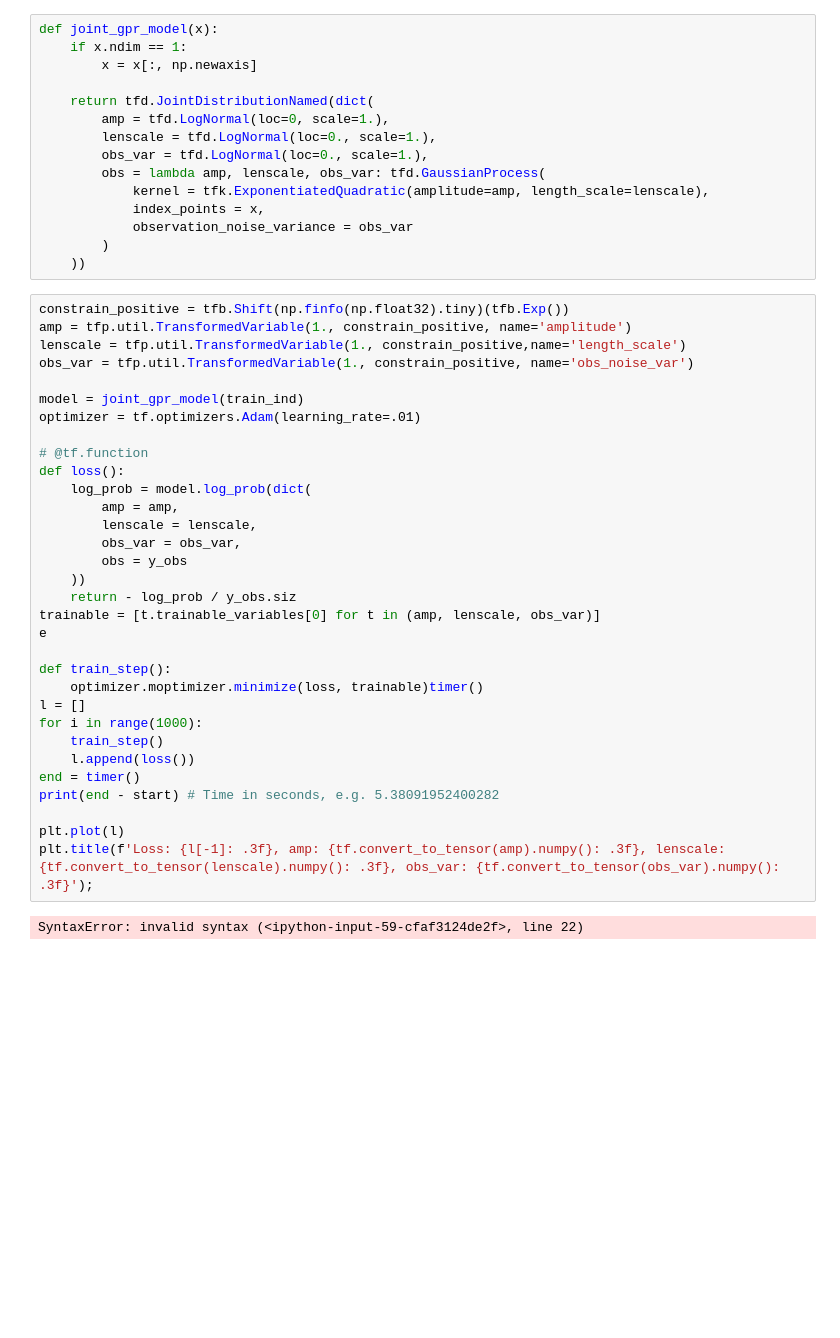
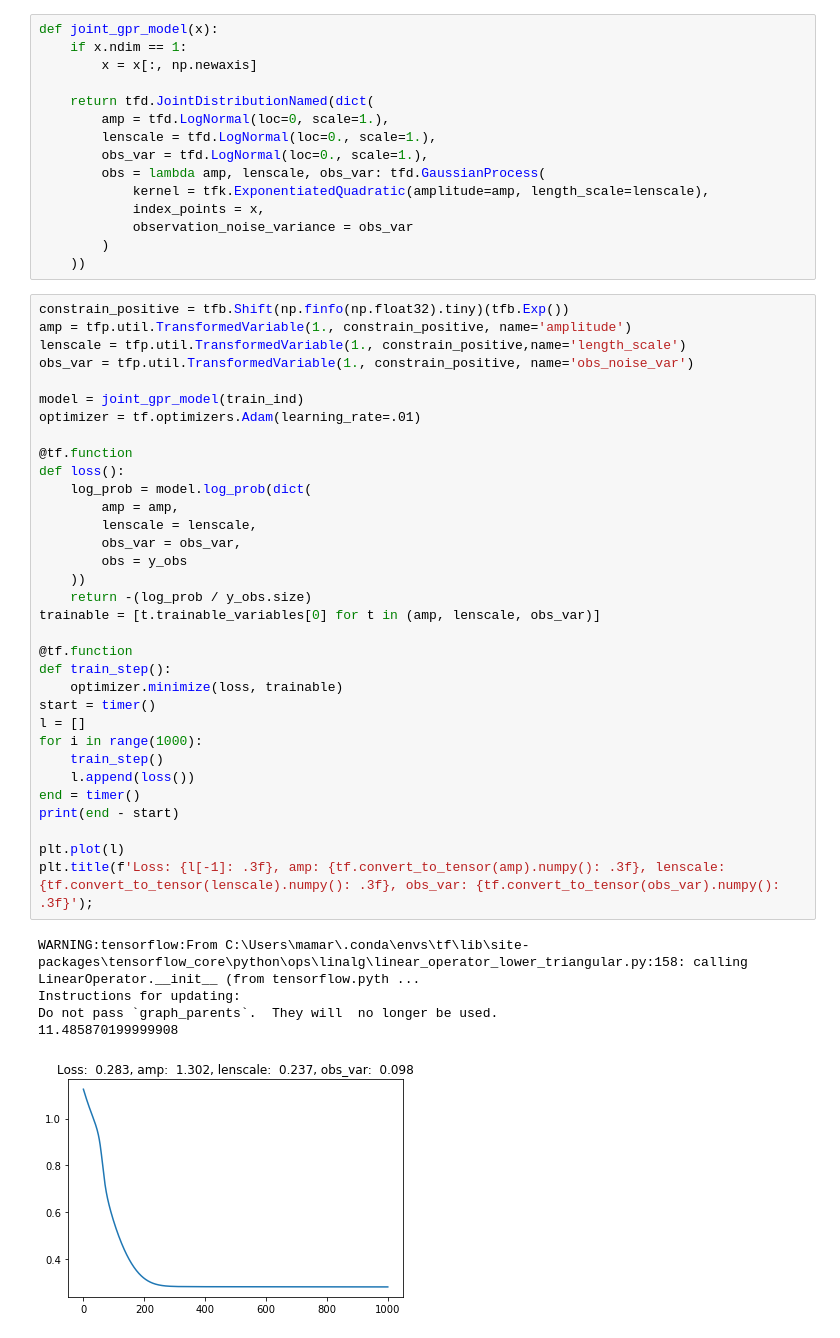
Before and after one commit to mamaj/GP-Regression, a Jupyter notebook: gp_regression2.ipynb, the cells around one changed output. Cells and saved outputs as stored; diff of their text form; blank space fills up the shorter version.

```diff
--- a/gp_regression2.ipynb
+++ b/gp_regression2.ipynb
@@ -47,34 +51,39 @@ def joint_gpr_model(x):
 # %%
 constrain_positive = tfb.Shift(np.finfo(np.float32).tiny)(tfb.Exp())
 amp = tfp.util.TransformedVariable(1., constrain_positive, name='amplitude')
 lenscale = tfp.util.TransformedVariable(1., constrain_positive,name='length_scale')
 obs_var = tfp.util.TransformedVariable(1., constrain_positive, name='obs_noise_var')
 
 model = joint_gpr_model(train_ind)
 optimizer = tf.optimizers.Adam(learning_rate=.01)
 
-# @tf.function
+@tf.function
 def loss():
     log_prob = model.log_prob(dict(
         amp = amp,
         lenscale = lenscale,
         obs_var = obs_var,
         obs = y_obs
     ))
-    return - log_prob / y_obs.siz
+    return -(log_prob / y_obs.size)
 trainable = [t.trainable_variables[0] for t in (amp, lenscale, obs_var)]
-e
 
+@tf.function
 def train_step():
-    optimizer.moptimizer.minimize(loss, trainable)timer()
+    optimizer.minimize(loss, trainable)
+start = timer()
 l = []
 for i in range(1000):
     train_step()
     l.append(loss())
 end = timer()
-print(end - start) # Time in seconds, e.g. 5.38091952400282
+print(end - start)
 
 plt.plot(l)
 plt.title(f'Loss: {l[-1]: .3f}, amp: {tf.convert_to_tensor(amp).numpy(): .3f}, lenscale: {tf.convert_to_tensor(lenscale).numpy(): .3f}, obs_var: {tf.convert_to_tensor(obs_var).numpy(): .3f}');
 # %% [output]
-SyntaxError: invalid syntax (<ipython-input-59-cfaf3124de2f>, line 22)
+WARNING:tensorflow:From C:\Users\mamar\.conda\envs\tf\lib\site-packages\tensorflow_core\python\ops\linalg\linear_operator_lower_triangular.py:158: calling LinearOperator.__init__ (from tensorflow.pyth ...
+Instructions for updating:
+Do not pass `graph_parents`.  They will  no longer be used.
+11.485870199999908
+[figure, added]
```
Also changed, not shown: parts of 2 cells of this notebook.
